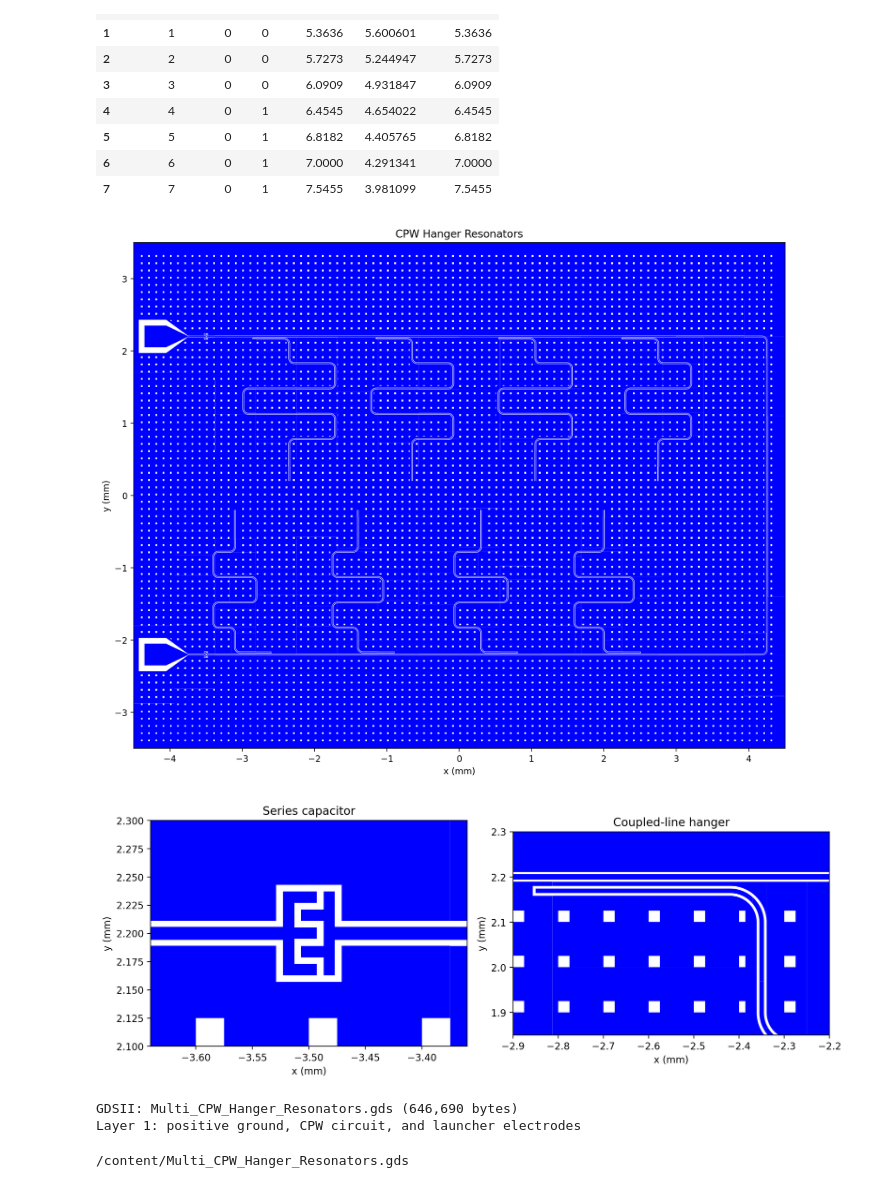
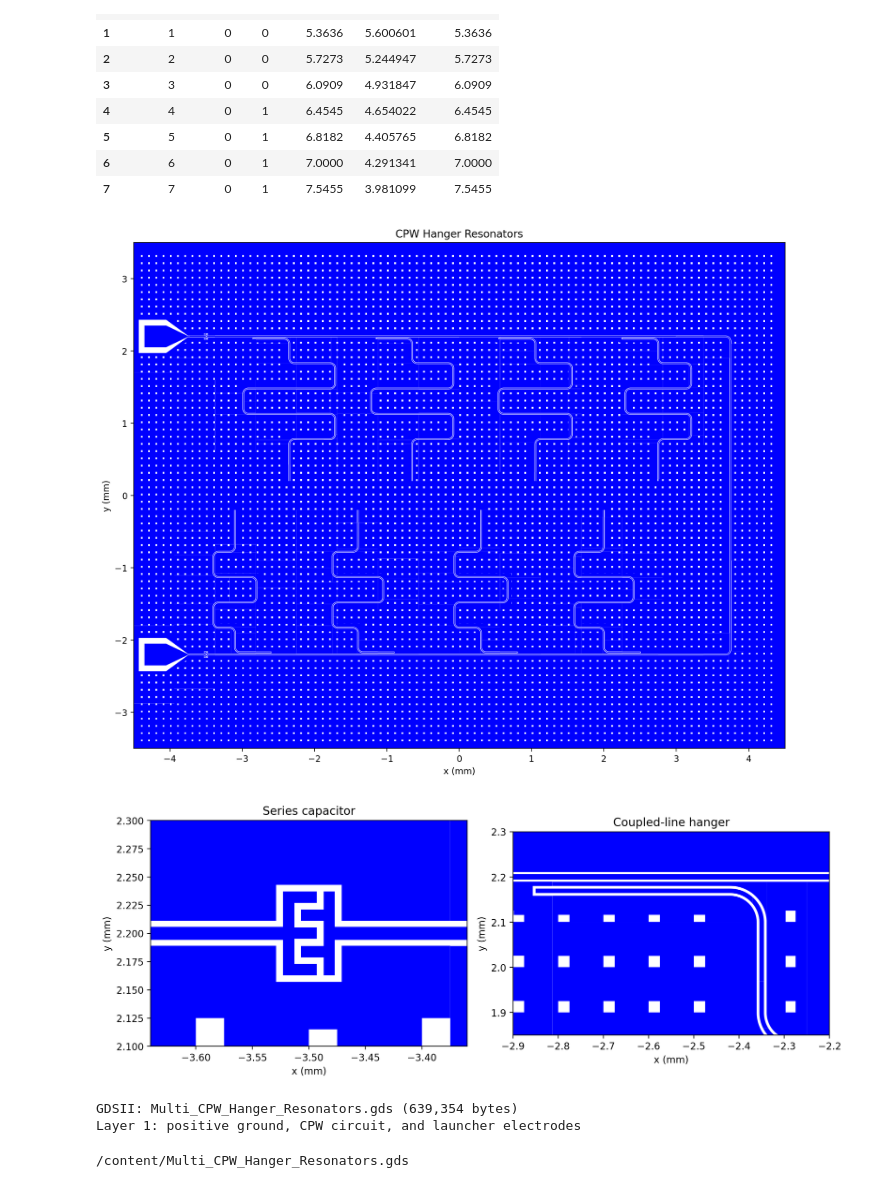
Before and after one commit to OJB-Quantum/Qiskit-Metal-to-Litho, a Jupyter notebook: Python Code_Qiskit Metal_Designs/Multi_CPW_Hanger_Resonators_Colab.ipynb, the cells around one changed output. Cells and saved outputs as stored; diff of their text form; code cells hidden in the pictures.

```diff
--- a/Python Code_Qiskit Metal_Designs/Multi_CPW_Hanger_Resonators_Colab.ipynb
+++ b/Python Code_Qiskit Metal_Designs/Multi_CPW_Hanger_Resonators_Colab.ipynb
@@ -62,6 +62,7 @@ FREQUENCIES_GHZ = (
     5.0000, 5.3636, 5.7273, 6.0909, 6.4545, 6.8182,
     7.0000, 7.5455, 7.9091, 8.2727, 8.6364, 9.0000,
 )
+CHEESE_KEEPOUT = "42um"
 OUTPUT_FILENAME = "Multi_CPW_Hanger_Resonators.gds"
 
 # --- Imports and Design ---
@@ -252,7 +253,7 @@ for feed_index, (indices, pass_count, height) in enumerate(
         ))
     for row in range(pass_count - 1):
         side = 1 if row % 2 == 0 else -1
-        turn_x = side * (chip_x / 2 - 0.250)
+        turn_x = side * (chip_x / 2 - 0.750)
         feedline_routes.append(RouteAnchors(
             design, f"Feed{feed_index}Turn{row}",
             options=Dict(
@@ -308,6 +309,8 @@ gds_renderer.options.short_segments_to_not_fillet = "False"
 gds_renderer.options.path_filename = ""
 gds_renderer.options.cheese = QGDSRenderer.default_options.cheese.copy()
 gds_renderer.options.no_cheese = QGDSRenderer.default_options.no_cheese.copy()
+gds_renderer.options.no_cheese.buffer = CHEESE_KEEPOUT
+
 # Hole-center inset = 100 um clearance + half the native 25 um hole width.
 gds_renderer.options.cheese.edge_nocheese = "112.5um"
 gds_renderer.options.cheese.view_in_file = Dict(main={1: True})
@@ -360,35 +363,35 @@ fig.tight_layout()
 plt.show()
 
 # --- In-Memory Component Previews ---
 detail_fig, detail_axes = plt.subplots(1, 2, figsize=(11, 4))
 cap = end_caps[0]
 cap_x, cap_y = (cap.pins.north_end.middle + cap.pins.south_end.middle) / 2
 tee = couplers[0]
 views = (
     ((cap_x - 0.140, cap_x + 0.140), (cap_y - 0.100, cap_y + 0.100), "Series capacitor"),
     ((tee.p.pos_x - 0.300, tee.p.pos_x + 0.400),
      (tee.p.pos_y - 0.350, tee.p.pos_y + 0.100), "Coupled-line hanger"),
 )
 for ax, (xlimits, ylimits, title) in zip(detail_axes, views):
     ax.add_collection(PolyCollection(
         [polygon.points for polygon in exported_polygons],
         facecolor="#0000FF", edgecolor="none", rasterized=True,
     ))
     ax.set_aspect("equal")
     ax.set_xlim(*xlimits)
     ax.set_ylim(*ylimits)
     ax.set_title(title)
     ax.set_xlabel("x (mm)")
     ax.set_ylabel("y (mm)")
     ax.ticklabel_format(useOffset=False)
 detail_fig.tight_layout()
 plt.show()
 print(f"GDSII: {out.name} ({out.stat().st_size:,} bytes)")
 print("Layer 1: positive ground, CPW circuit, and launcher electrodes")
 display(FileLink(str(out)))
 # %% [output]
-[figure, old version]
+[figure, new version]
-[figure, old version]
+[figure, new version]
-GDSII: Multi_CPW_Hanger_Resonators.gds (646,690 bytes)
+GDSII: Multi_CPW_Hanger_Resonators.gds (639,354 bytes)
 Layer 1: positive ground, CPW circuit, and launcher electrodes
 /content/Multi_CPW_Hanger_Resonators.gds
```
